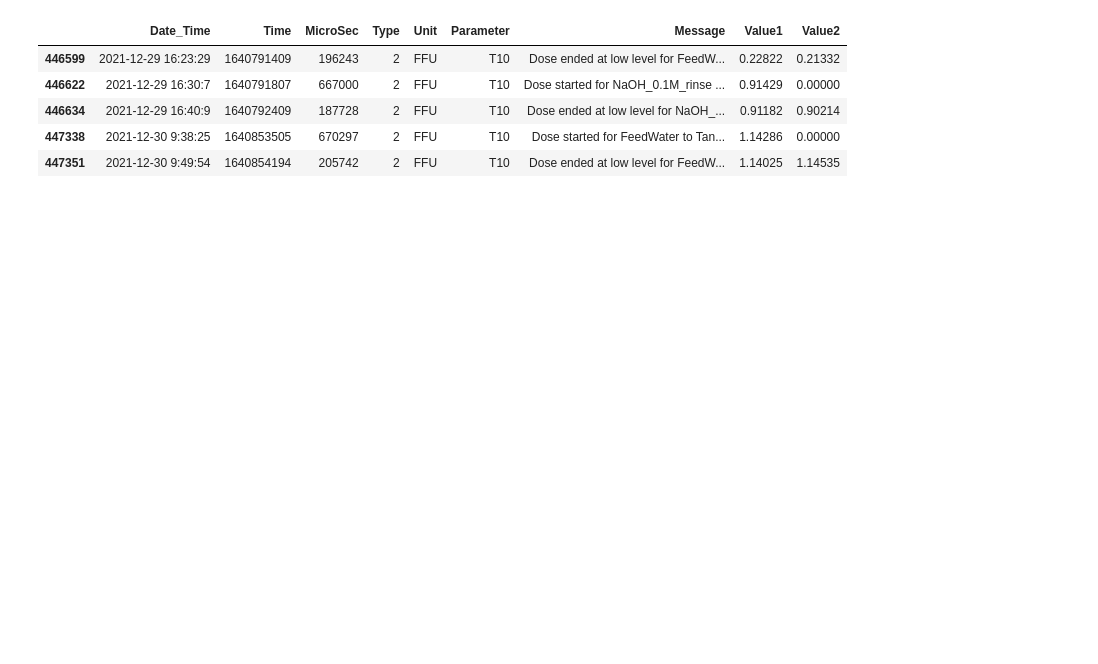
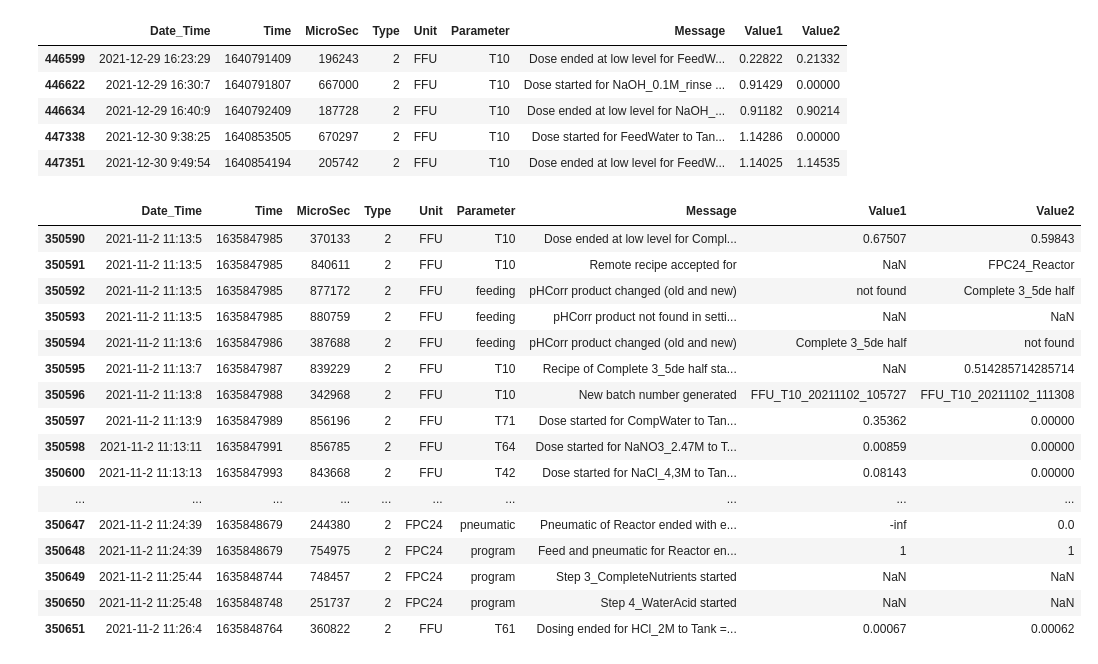
Before and after one commit to janakishyama/ESR_10, a Jupyter notebook: WP1/data_cleaning_DBexport/_4_feed_Nutrient/3_feedData_Dosing.ipynb, the cells around one changed output. Saved outputs shown, nothing was run; the diff lists cells and outputs as text; code cells hidden in the pictures; blank space fills up the shorter version.

```diff
--- a/WP1/data_cleaning_DBexport/_4_feed_Nutrient/3_feedData_Dosing.ipynb
+++ b/WP1/data_cleaning_DBexport/_4_feed_Nutrient/3_feedData_Dosing.ipynb
@@ -98,0 +92,22 @@ no_html_DF.tail()
+# %%
+tmp1 = log_rawDF.query('Time >= 1635847985 and Time <= 1635849209 and Type == 2')
+# %%
+tmp1.head(60)
+# %% [output]
+|  | Date_Time | Time | MicroSec | Type | Unit | Parameter | Message | Value1 | Value2 |
+| 350590 | 2021-11-2 11:13:5 | 1635847985 | 370133 | 2 | FFU | T10 | Dose ended at low level for Compl... | 0.67507 | 0.59843 |
+| 350591 | 2021-11-2 11:13:5 | 1635847985 | 840611 | 2 | FFU | T10 | Remote recipe accepted for | NaN | FPC24_Reactor |
+| 350592 | 2021-11-2 11:13:5 | 1635847985 | 877172 | 2 | FFU | feeding | pHCorr product changed (old and new) | not found | Complete 3_5de half |
+| 350593 | 2021-11-2 11:13:5 | 1635847985 | 880759 | 2 | FFU | feeding | pHCorr product not found in setti... | NaN | NaN |
+| 350594 | 2021-11-2 11:13:6 | 1635847986 | 387688 | 2 | FFU | feeding | pHCorr product changed (old and new) | Complete 3_5de half | not found |
+| 350595 | 2021-11-2 11:13:7 | 1635847987 | 839229 | 2 | FFU | T10 | Recipe of Complete 3_5de half sta... | NaN | 0.514285714285714 |
+| 350596 | 2021-11-2 11:13:8 | 1635847988 | 342968 | 2 | FFU | T10 | New batch number generated | FFU_T10_20211102_105727 | FFU_T10_20211102_111308 |
+| 350597 | 2021-11-2 11:13:9 | 1635847989 | 856196 | 2 | FFU | T71 | Dose started for CompWater to Tan... | 0.35362 | 0.00000 |
+| 350598 | 2021-11-2 11:13:11 | 1635847991 | 856785 | 2 | FFU | T64 | Dose started for NaNO3_2.47M to T... | 0.00859 | 0.00000 |
+| 350600 | 2021-11-2 11:13:13 | 1635847993 | 843668 | 2 | FFU | T42 | Dose started for NaCl_4,3M to Tan... | 0.08143 | 0.00000 |
+| ... | ... | ... | ... | ... | ... | ... | ... | ... | ... |
+| 350647 | 2021-11-2 11:24:39 | 1635848679 | 244380 | 2 | FPC24 | pneumatic | Pneumatic of Reactor ended with e... | -inf | 0.0 |
+| 350648 | 2021-11-2 11:24:39 | 1635848679 | 754975 | 2 | FPC24 | program | Feed and pneumatic for Reactor en... | 1 | 1 |
+| 350649 | 2021-11-2 11:25:44 | 1635848744 | 748457 | 2 | FPC24 | program | Step 3_CompleteNutrients started | NaN | NaN |
+| 350650 | 2021-11-2 11:25:48 | 1635848748 | 251737 | 2 | FPC24 | program | Step 4_WaterAcid started | NaN | NaN |
+| 350651 | 2021-11-2 11:26:4 | 1635848764 | 360822 | 2 | FFU | T61 | Dosing ended for HCl_2M to Tank =... | 0.00067 | 0.00062 |
```
Also changed, not shown: parts of 4 cells of this notebook.
